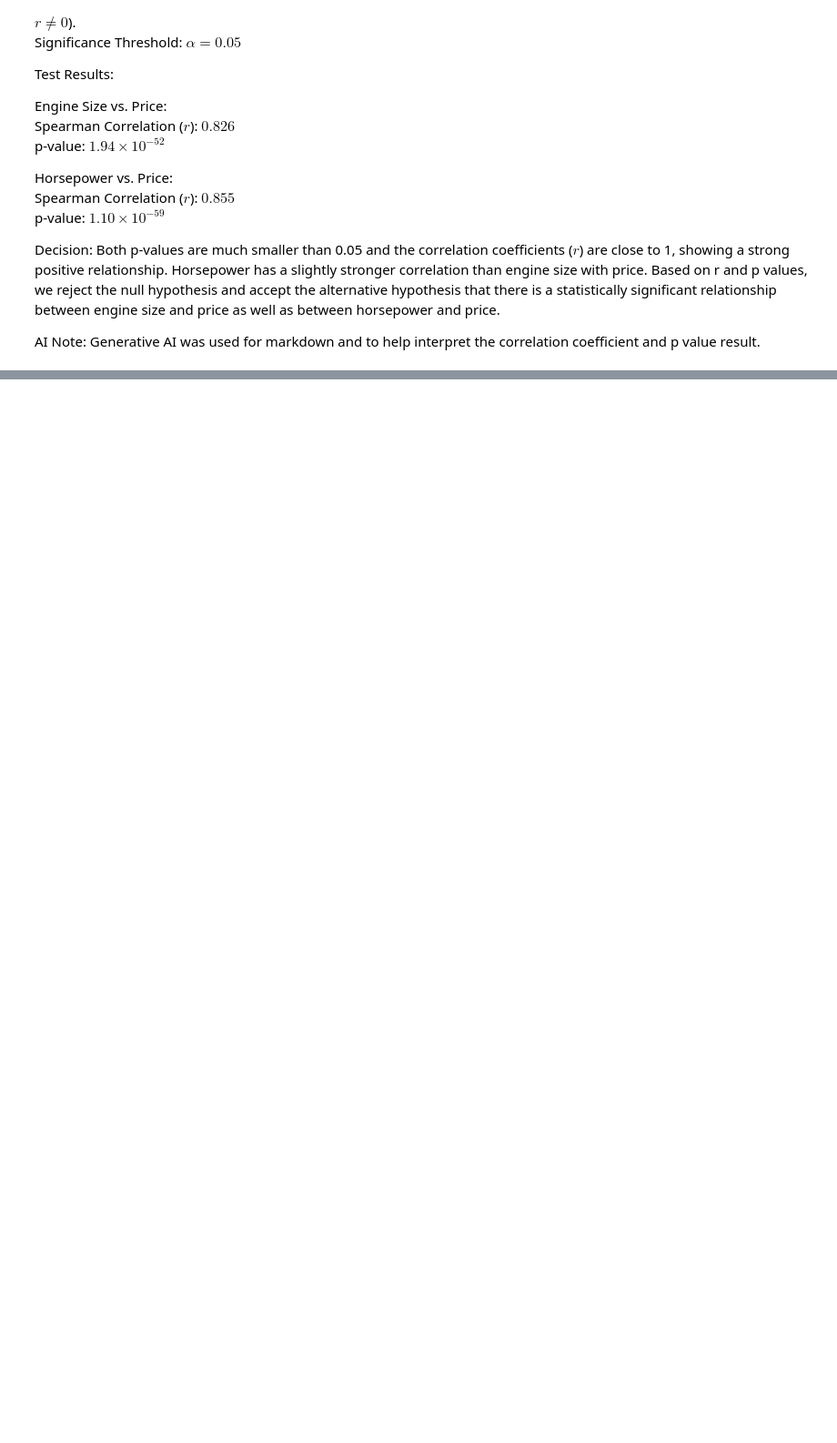
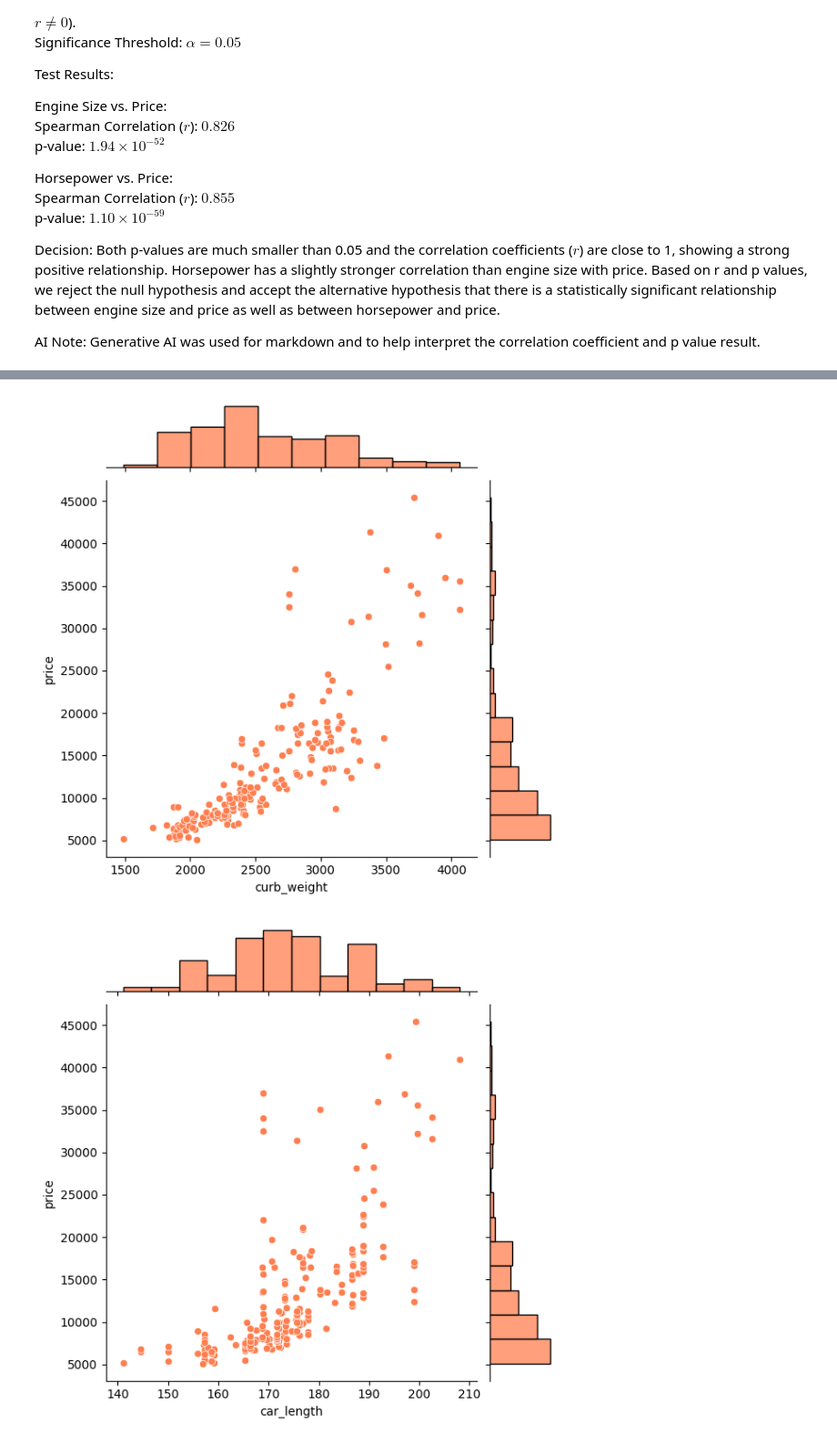
Before and after one commit to EHemraj/Car-Price-Analysis, a Jupyter notebook: jupyter_notebooks/02_EDA.ipynb, the cells around one changed output, grey strips where cells are left out. Shown at 91% size. Cells and saved outputs as stored; diff of their text form; code cells hidden in the pictures; blank space fills up the shorter version.

```diff
--- a/jupyter_notebooks/02_EDA.ipynb
+++ b/jupyter_notebooks/02_EDA.ipynb
@@ -347,0 +355,16 @@ AI Note: Generative AI was used for markdown and to help interpret the correlati
+# %%
+# Code adapted from Gemini
+
+physical_features = ["curb_weight", "car_length"]
+
+for col in physical_features:
+    sns.jointplot(
+        data=df,
+        x=col,
+        y="price",
+        color="coral"  # e.g., 'teal', 'darkcyan', 'coral'
+    )
+    plt.show()
+# %% [output]
+[figure, added]
+[figure, added]
```
Also changed, not shown: parts of 9 cells of this notebook.
